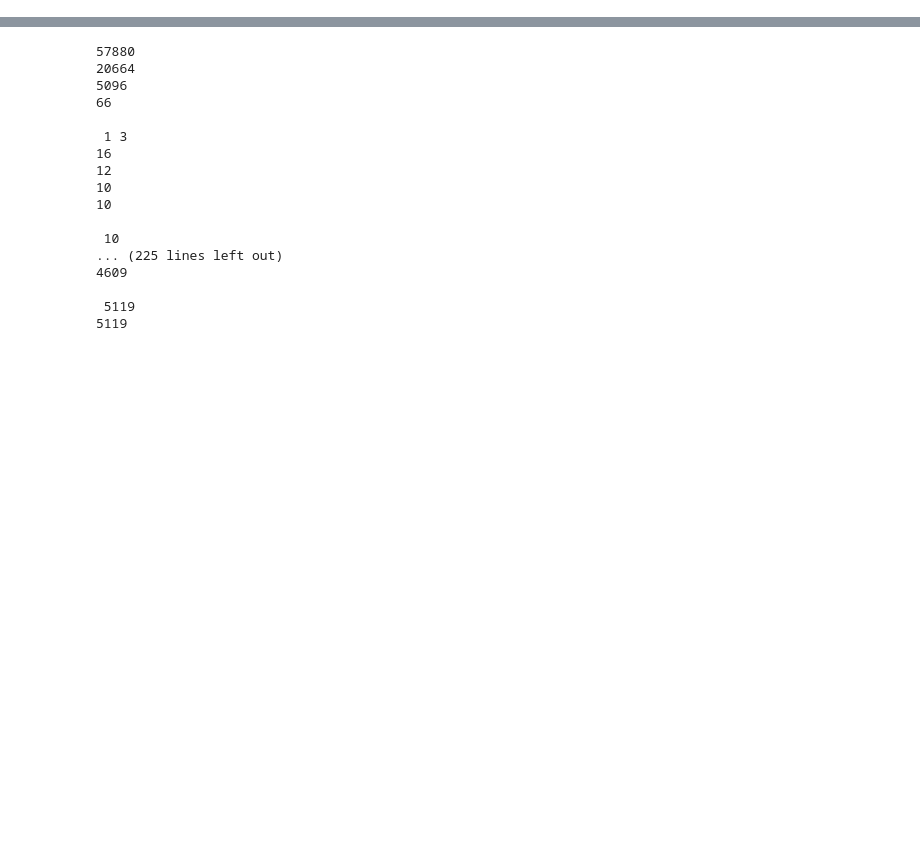
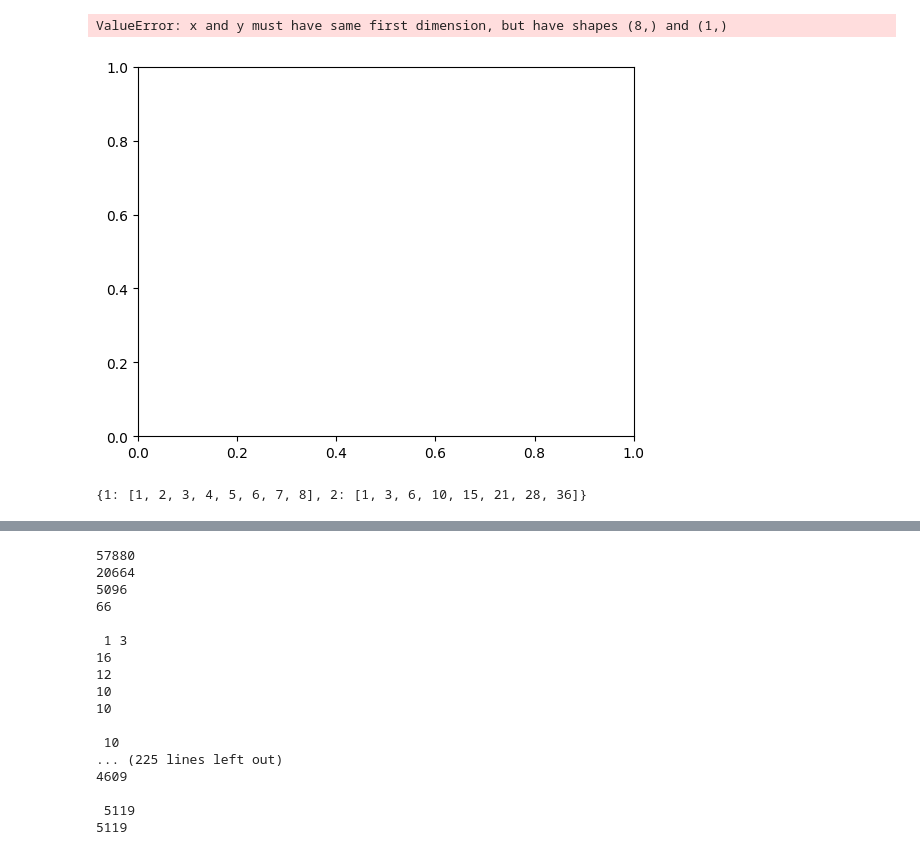
Before and after one commit to Praveen91299/QRM, a Jupyter notebook: QRM.ipynb, the cells around one changed output, grey strips where cells are left out. Saved outputs shown, nothing was run; the diff lists cells and outputs as text; code cells hidden in the pictures; blank space fills up the shorter version.

```diff
--- a/QRM.ipynb
+++ b/QRM.ipynb
@@ -0,0 +416,14 @@
+# %%
+for i in range(2, 4):
+    plt.plot([2**m for m in m_list], sum_weights[i], '*-', label = 'i = {}'.format(i))
+plt.xlabel('N = ${2^m}$')
+plt.ylabel('Total non-zero entries in G')
+plt.grid(True)
+plt.title('Non zero entries in RM(m-2, m) codes')
+# %% [output]
+ValueError: x and y must have same first dimension, but have shapes (8,) and (1,)
+[figure, added]
+# %%
+mw
+# %% [output]
+{1: [1, 2, 3, 4, 5, 6, 7, 8], 2: [1, 3, 6, 10, 15, 21, 28, 36]}
```
Also changed, not shown: parts of 13 cells of this notebook, 3 other files.
